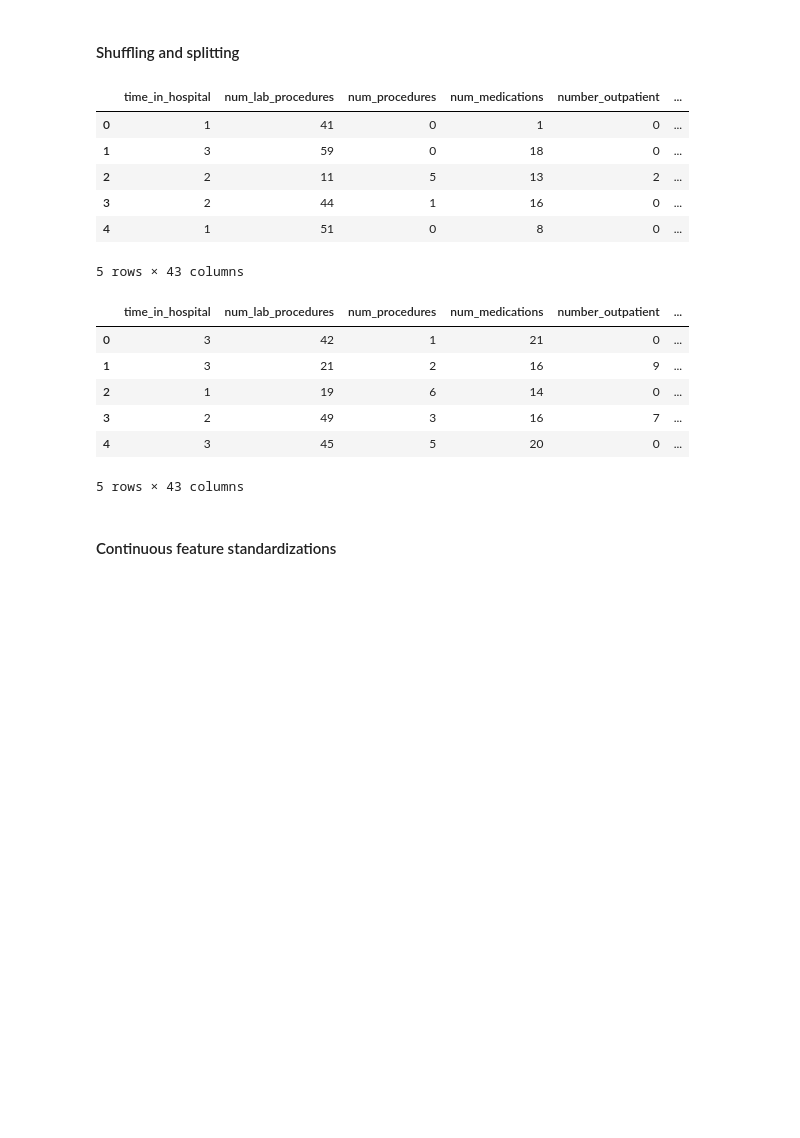
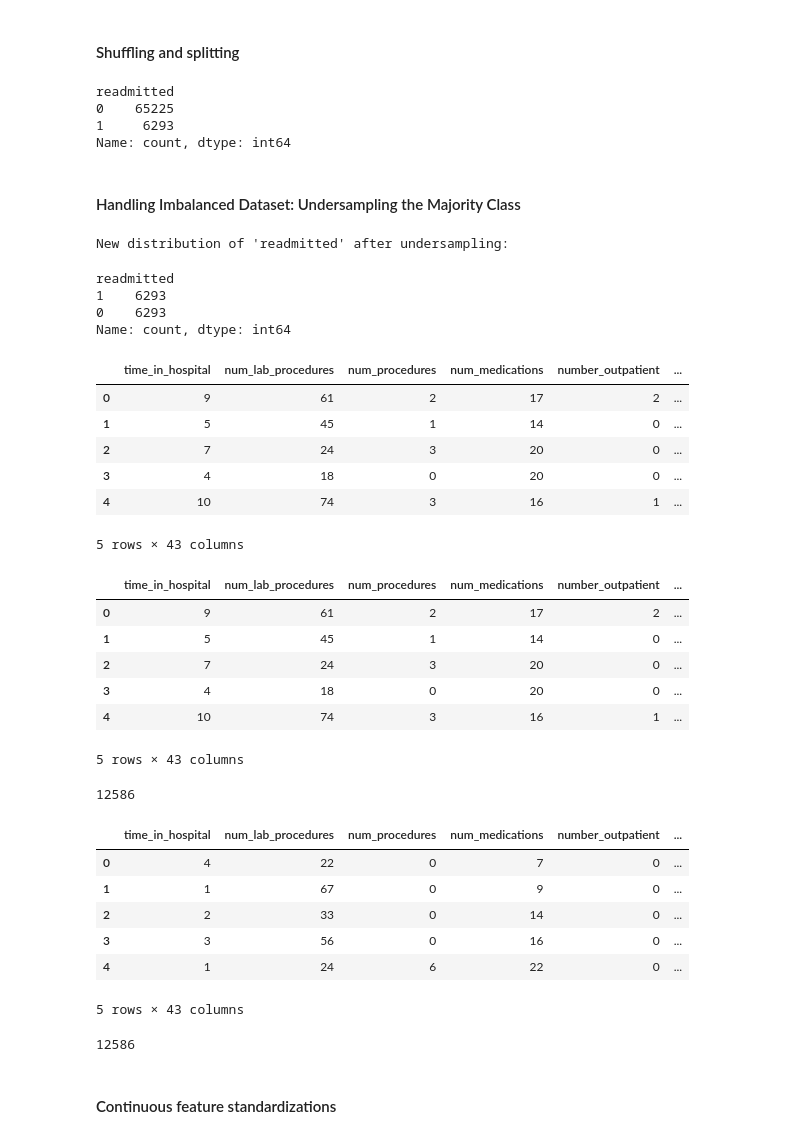
Before and after one commit to cpfrish/diabetes-readmission, a Jupyter notebook: notebooks/rahil_dp_baseline.ipynb, the cells around one changed output. Cells and saved outputs as stored; diff of their text form; code cells hidden in the pictures; blank space fills up the shorter version.

```diff
--- a/notebooks/rahil_dp_baseline.ipynb
+++ b/notebooks/rahil_dp_baseline.ipynb
@@ -215,9 +217,45 @@ df.describe()
 8 rows × 43 columns
 # %% [markdown]
 #### Shuffling and splitting
+# %%
+df['readmitted'].value_counts()
+# %% [output]
+readmitted
+0    65225
+1     6293
+Name: count, dtype: int64
+# %% [markdown]
+#### Handling Imbalanced Dataset: Undersampling the Majority Class
+# %%
+df_majority = df[df['readmitted'] == 0]
+df_minority = df[df['readmitted'] == 1]
+
+# Undersample the majority class to match the minority class count
+df_majority_undersampled = df_majority.sample(n=len(df_minority))
+
+# Concatenate the undersampled majority class with the minority class
+df = pd.concat([df_majority_undersampled, df_minority]).sample(frac=1).reset_index(drop=True)
+
+print("New distribution of 'readmitted' after undersampling:")
+display(df['readmitted'].value_counts())
+display(df.head())
+# %% [output]
+New distribution of 'readmitted' after undersampling:
+readmitted
+1    6293
+0    6293
+Name: count, dtype: int64
+|  | time_in_hospital | num_lab_procedures | num_procedures | num_medications | number_outpatient | ... |
+| 0 | 9 | 61 | 2 | 17 | 2 | ... |
+| 1 | 5 | 45 | 1 | 14 | 0 | ... |
+| 2 | 7 | 24 | 3 | 20 | 0 | ... |
+| 3 | 4 | 18 | 0 | 20 | 0 | ... |
+| 4 | 10 | 74 | 3 | 16 | 1 | ... |
+5 rows × 43 columns
 # %%
 # randomly shuffling the data
 display(df.head())
+print(len(df))
 
 indices = np.arange(len(df))
 
@@ -226,21 +264,24 @@ shuffled_indices = np.random.permutation(indices)
 df = df.iloc[shuffled_indices].reset_index(drop=True)
 
 display(df.head())
+print(len(df))
 # %% [output]
 |  | time_in_hospital | num_lab_procedures | num_procedures | num_medications | number_outpatient | ... |
-| 0 | 1 | 41 | 0 | 1 | 0 | ... |
-| 1 | 3 | 59 | 0 | 18 | 0 | ... |
-| 2 | 2 | 11 | 5 | 13 | 2 | ... |
-| 3 | 2 | 44 | 1 | 16 | 0 | ... |
-| 4 | 1 | 51 | 0 | 8 | 0 | ... |
+| 0 | 9 | 61 | 2 | 17 | 2 | ... |
+| 1 | 5 | 45 | 1 | 14 | 0 | ... |
+| 2 | 7 | 24 | 3 | 20 | 0 | ... |
+| 3 | 4 | 18 | 0 | 20 | 0 | ... |
+| 4 | 10 | 74 | 3 | 16 | 1 | ... |
 5 rows × 43 columns
+12586
 |  | time_in_hospital | num_lab_procedures | num_procedures | num_medications | number_outpatient | ... |
-| 0 | 3 | 42 | 1 | 21 | 0 | ... |
-| 1 | 3 | 21 | 2 | 16 | 9 | ... |
-| 2 | 1 | 19 | 6 | 14 | 0 | ... |
-| 3 | 2 | 49 | 3 | 16 | 7 | ... |
-| 4 | 3 | 45 | 5 | 20 | 0 | ... |
+| 0 | 4 | 22 | 0 | 7 | 0 | ... |
+| 1 | 1 | 67 | 0 | 9 | 0 | ... |
+| 2 | 2 | 33 | 0 | 14 | 0 | ... |
+| 3 | 3 | 56 | 0 | 16 | 0 | ... |
+| 4 | 1 | 24 | 6 | 22 | 0 | ... |
-5 rows × 43 columns
+5 rows × 43 columns
+12586
 # %%
 # splitting X and Y data
 X = df.copy().drop(columns=['readmitted'], axis=1)
```
Also changed, not shown: parts of 9 cells of this notebook, 19 other files.
